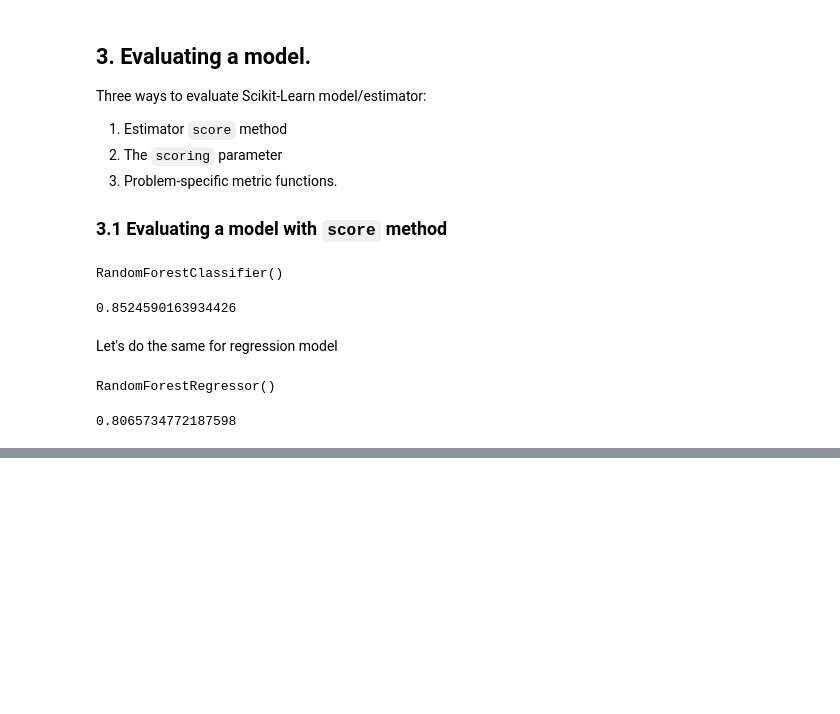
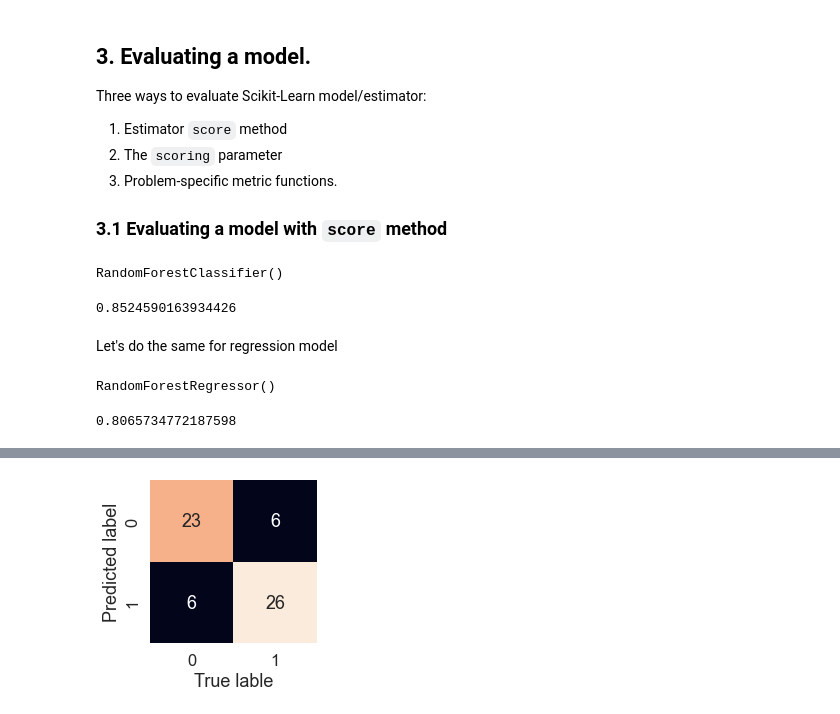
Before and after one commit to Psp29onetwo/ML_Playground, a Jupyter notebook: introduction-to-scikit-learn-in-detail.ipynb, the cells around one changed output, grey strips where cells are left out. Saved outputs shown, nothing was run; the diff lists cells and outputs as text; code cells hidden in the pictures; blank space fills up the shorter version.

```diff
--- a/introduction-to-scikit-learn-in-detail.ipynb
+++ b/introduction-to-scikit-learn-in-detail.ipynb
@@ -810,0 +1081,20 @@ from sklearn.model_selection import cross_val_score
+# %%
+def plot_conf_mat(conf_mat):
+    """
+    Plots a condfusion matrix using Seaborn's heatmap
+    """
+    fig, ax = plt.subplots(figsize=(3, 3))
+    ax = sns.heatmap(conf_mat,
+                     annot=True,  # Annotate the boxes with conf_mat info
+                     cbar=False)
+    plt.xlabel("True lable")
+    plt.ylabel("Predicted label")
+
+    # Fix the broken annotations (this happened in Matplotlibb 3.1.1)
+#     bottom, top = ax.get_ylim()
+#     ax.set_ylim(bottom + 0.5, top=0.5);
+
+
+plot_conf_mat(conf_mat)
+# %% [output]
+[figure, added]
```
Also changed, not shown: parts of 123 cells of this notebook, 2 other files.
